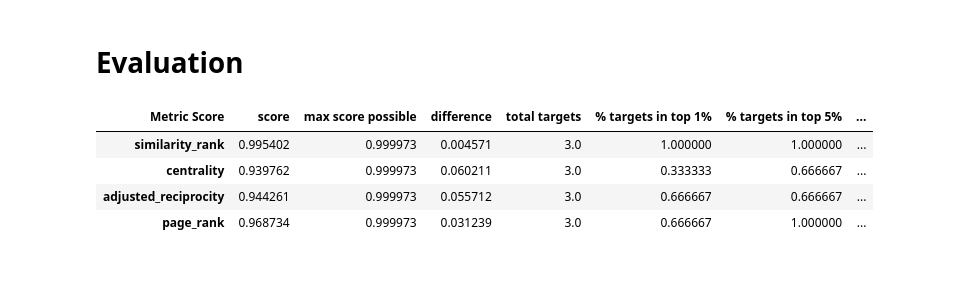
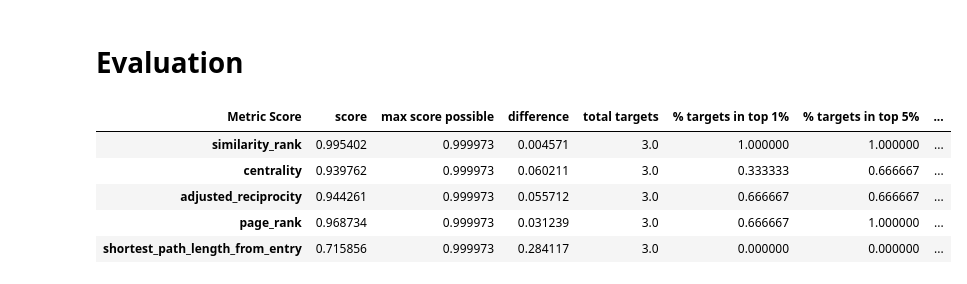
Before and after one commit to QED0711/wiki_learn, a Jupyter notebook: data-retrieval/graph_api/GraphCreator.ipynb, the cells around one changed output. Drawn from its saved outputs; the diff is of its cells as text; code cells hidden in the pictures.

```diff
--- a/data-retrieval/graph_api/GraphCreator.ipynb
+++ b/data-retrieval/graph_api/GraphCreator.ipynb
@@ -118,11 +118,12 @@ gc.features_df[[
 # Evaluation
 # %%
 evaluate_metrics(gc.features_df,
-                 on=["similarity_rank", "centrality", "adjusted_reciprocity", "page_rank"],
+                 on=["similarity_rank", "centrality", "adjusted_reciprocity", "page_rank", "shortest_path_length_from_entry"],
                  targets=gc.see_also_articles)
 # %% [output]
 | Metric Score | score | max score possible | difference | total targets | % targets in top 1% | % targets in top 5% | ... |
 | similarity_rank | 0.995402 | 0.999973 | 0.004571 | 3.0 | 1.000000 | 1.000000 | ... |
 | centrality | 0.939762 | 0.999973 | 0.060211 | 3.0 | 0.333333 | 0.666667 | ... |
 | adjusted_reciprocity | 0.944261 | 0.999973 | 0.055712 | 3.0 | 0.666667 | 0.666667 | ... |
 | page_rank | 0.968734 | 0.999973 | 0.031239 | 3.0 | 0.666667 | 1.000000 | ... |
+| shortest_path_length_from_entry | 0.715856 | 0.999973 | 0.284117 | 3.0 | 0.000000 | 0.000000 | ... |
```
